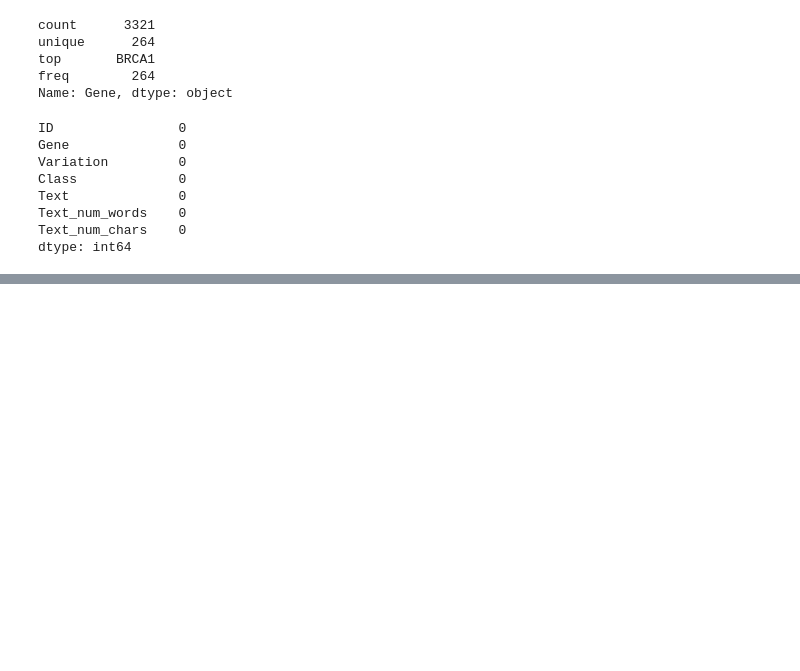
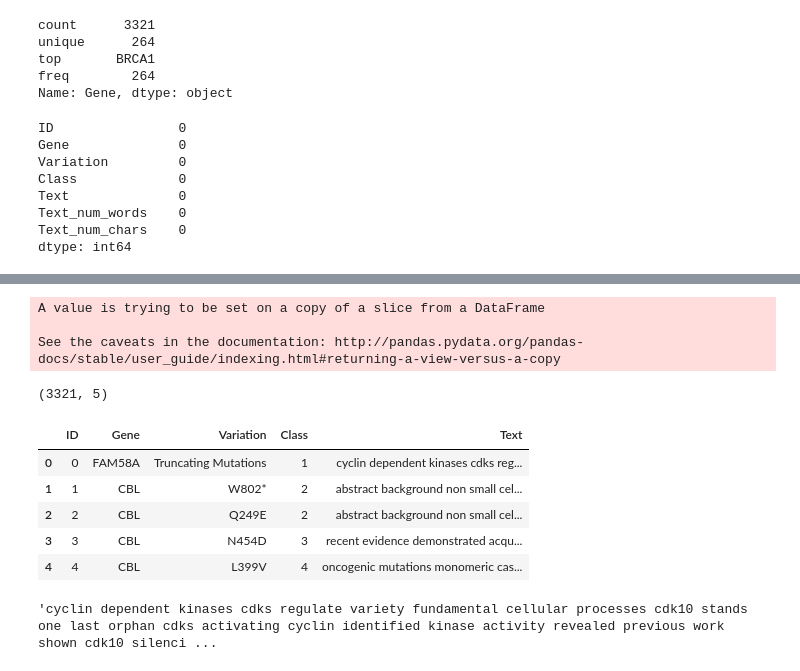
Before and after one commit to RealRadOne/PersonalizedMedicine, a Jupyter notebook: xgboost-sampling (1).ipynb, the cells around one changed output, grey strips where cells are left out. Cells and saved outputs as stored; diff of their text form; code cells hidden in the pictures; blank space fills up the shorter version.

Commit message:
Dividing data on basis of similarity

```diff
--- a/xgboost-sampling (1).ipynb
+++ b/xgboost-sampling (1).ipynb
@@ -195,0 +197,2 @@ X_test_tfidfmatrix.shape
+# %%
+training_merge.drop(["Text_num_words","Text_num_chars"],axis=1,inplace=True)
@@ -195,0 +219,25 @@ X_test_tfidfmatrix.shape
+# %%
+for index, row in training_merge.iterrows():
+    if type(row['Text']) is str:
+        data_text_preprocess(row['Text'], index, 'Text')
+# %% [output]
+A value is trying to be set on a copy of a slice from a DataFrame
+
+See the caveats in the documentation: http://pandas.pydata.org/pandas-docs/stable/user_guide/indexing.html#returning-a-view-versus-a-copy
+# %%
+training_merge.shape
+# %% [output]
+(3321, 5)
+# %%
+training_merge.head()
+# %% [output]
+|  | ID | Gene | Variation | Class | Text |
+| 0 | 0 | FAM58A | Truncating Mutations | 1 | cyclin dependent kinases cdks reg... |
+| 1 | 1 | CBL | W802* | 2 | abstract background non small cel... |
+| 2 | 2 | CBL | Q249E | 2 | abstract background non small cel... |
+| 3 | 3 | CBL | N454D | 3 | recent evidence demonstrated acqu... |
+| 4 | 4 | CBL | L399V | 4 | oncogenic mutations monomeric cas... |
+# %%
+training_merge['Text'][0]
+# %% [output]
+'cyclin dependent kinases cdks regulate variety fundamental cellular processes cdk10 stands one last orphan cdks activating cyclin identified kinase activity revealed previous work shown cdk10 silenci ...
```
Also changed, not shown: parts of 128 cells of this notebook.
